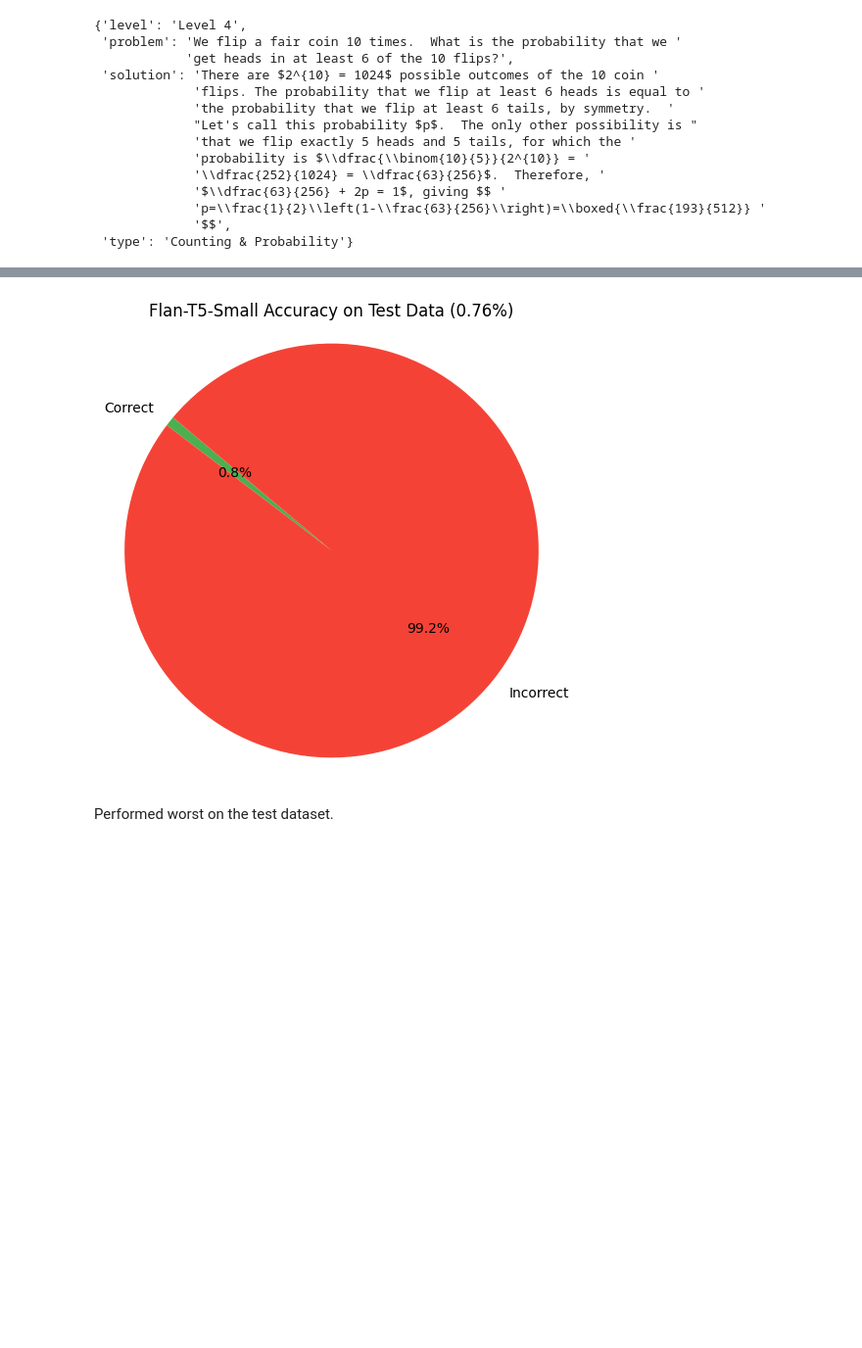
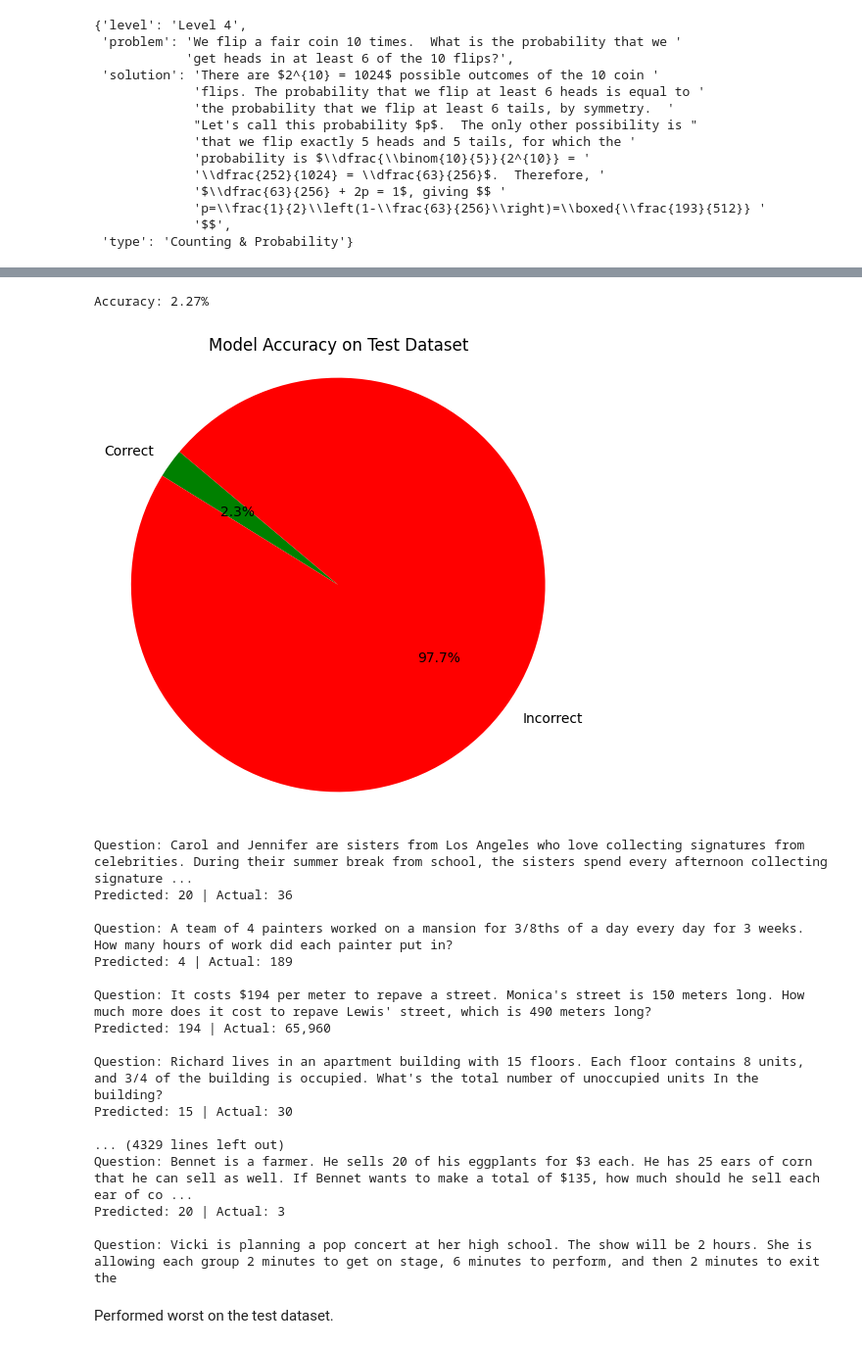
Before and after one commit to ShriAmogh/GoogleFlantT5_small_Fine-tuning, a Jupyter notebook: testing_base_model.ipynb, the cells around one changed output, grey strips where cells are left out. Shown at 98% size. Drawn from its saved outputs; the diff is of its cells as text; code cells hidden in the pictures; blank space fills up the shorter version.

Commit message:
modified the base model

```diff
--- a/testing_base_model.ipynb
+++ b/testing_base_model.ipynb
@@ -134,8 +207,4 @@ X_train, X_test, y_train, y_test = joblib.load("split_data.joblib")
 # %%
-
-def generate_answer(question, max_tokens=128):
-    input_ids = tokenizer(question, return_tensors="pt", truncation=True, padding=True).input_ids
-    output_ids = model.generate(input_ids, max_length=max_tokens)
-    return tokenizer.decode(output_ids[0], skip_special_tokens=True)
-
-predictions = [generate_answer(q) for q in X_test]
+import pandas as pd
+df = pd.read_csv('/kaggle/input/gm8k-new/gm8k_new.csv')
+df.head()
@@ -142 +218,6 @@ predictions = [generate_answer(q) for q in X_test]
+# %%
+from sklearn.model_selection import train_test_split
+X = df['question']
+y = df['final_solution']
+X_train, X_test, y_train, y_test = train_test_split(X, y , test_size=0.2, random_state=42)
 # %%
@@ -197,20 +254,48 @@ for i in range(10):
-# %%
-correct = sum(str(pred).strip() == str(true).strip() for pred, true in zip(predictions, y_test))
-incorrect = len(y_test) - correct
-accuracy = correct / len(y_test)
-# %%
-import matplotlib.pyplot as plt
-
-labels = ['Correct', 'Incorrect']
-sizes = [correct, incorrect]
-colors = ['#4CAF50', '#F44336']
-
-plt.figure(figsize=(6, 6))
-plt.pie(sizes, labels=labels, colors=colors, autopct='%1.1f%%', startangle=140)
-plt.title(f"Flan-T5-Small Accuracy on Test Data ({accuracy:.2%})")
-plt.axis('equal')
-plt.show()
-# %% [output]
-[figure, removed]
+# %%
+def plot_pie(results):
+    correct = sum(r['match'] for r in results)
+    incorrect = len(results) - correct
+
+    plt.figure(figsize=(6, 6))
+    plt.pie(
+        [correct, incorrect],
+        labels=['Correct', 'Incorrect'],
+        colors=['green', 'red'],
+        autopct='%1.1f%%',
+        startangle=140
+    )
+    plt.title("Model Accuracy on Test Dataset")
+    plt.axis('equal')
+    plt.show()
+# %%
+results, accuracy = evaluate_model(X_test, y_test, model, tokenizer)
+print(f"Accuracy: {accuracy:.2%}")
+
+plot_pie(results)
+
+#viwing few failed cases
+for r in results:
+    if not r['match']:
+        print(f"\nQuestion: {r['question']}\nPredicted: {r['predicted']} | Actual: {r['actual']}")
+# %% [output]
+Accuracy: 2.27%
+[figure, added]
+Question: Carol and Jennifer are sisters from Los Angeles who love collecting signatures from celebrities. During their summer break from school, the sisters spend every afternoon collecting signature ...
+Predicted: 20 | Actual: 36
+
+Question: A team of 4 painters worked on a mansion for 3/8ths of a day every day for 3 weeks. How many hours of work did each painter put in?
+Predicted: 4 | Actual: 189
+
+Question: It costs $194 per meter to repave a street. Monica's street is 150 meters long. How much more does it cost to repave Lewis' street, which is 490 meters long?
+Predicted: 194 | Actual: 65,960
+
+Question: Richard lives in an apartment building with 15 floors. Each floor contains 8 units, and 3/4 of the building is occupied. What's the total number of unoccupied units In the building?
+Predicted: 15 | Actual: 30
+
+... (4329 lines left out)
+Question: Bennet is a farmer. He sells 20 of his eggplants for $3 each. He has 25 ears of corn that he can sell as well. If Bennet wants to make a total of $135, how much should he sell each ear of co ...
+Predicted: 20 | Actual: 3
+
+Question: Vicki is planning a pop concert at her high school. The show will be 2 hours. She is allowing each group 2 minutes to get on stage, 6 minutes to perform, and then 2 minutes to exit the
 # %% [markdown]
 Performed worst on the test dataset.
```
Also changed, not shown: parts of 20 cells of this notebook.
